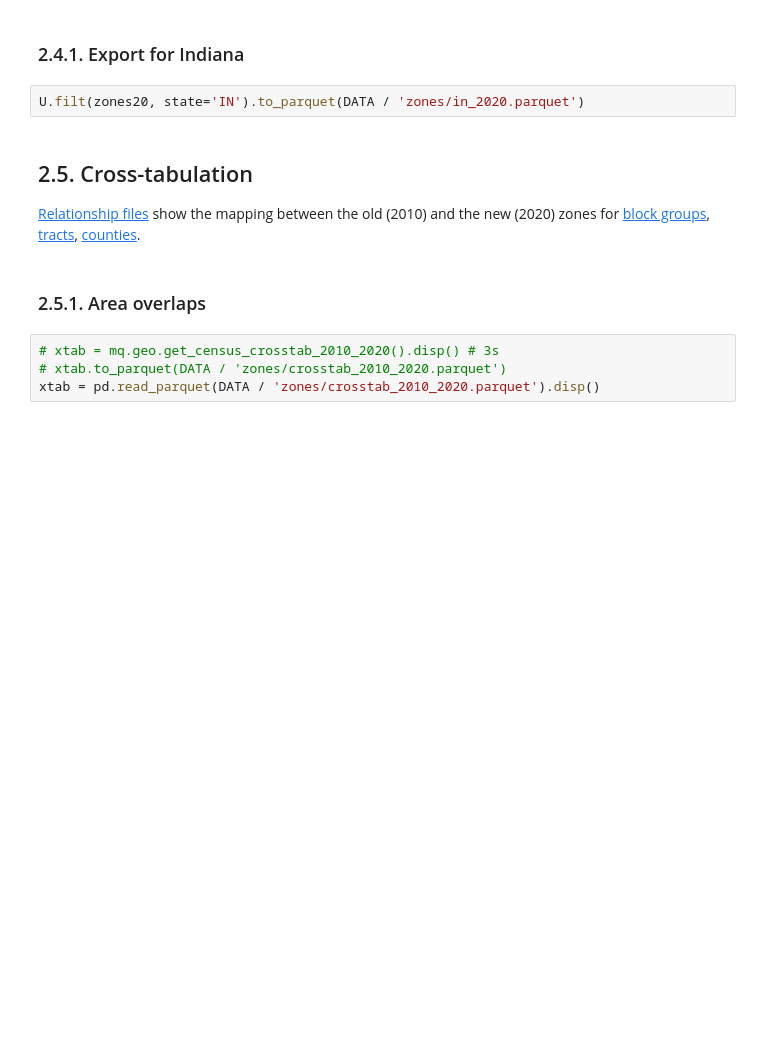
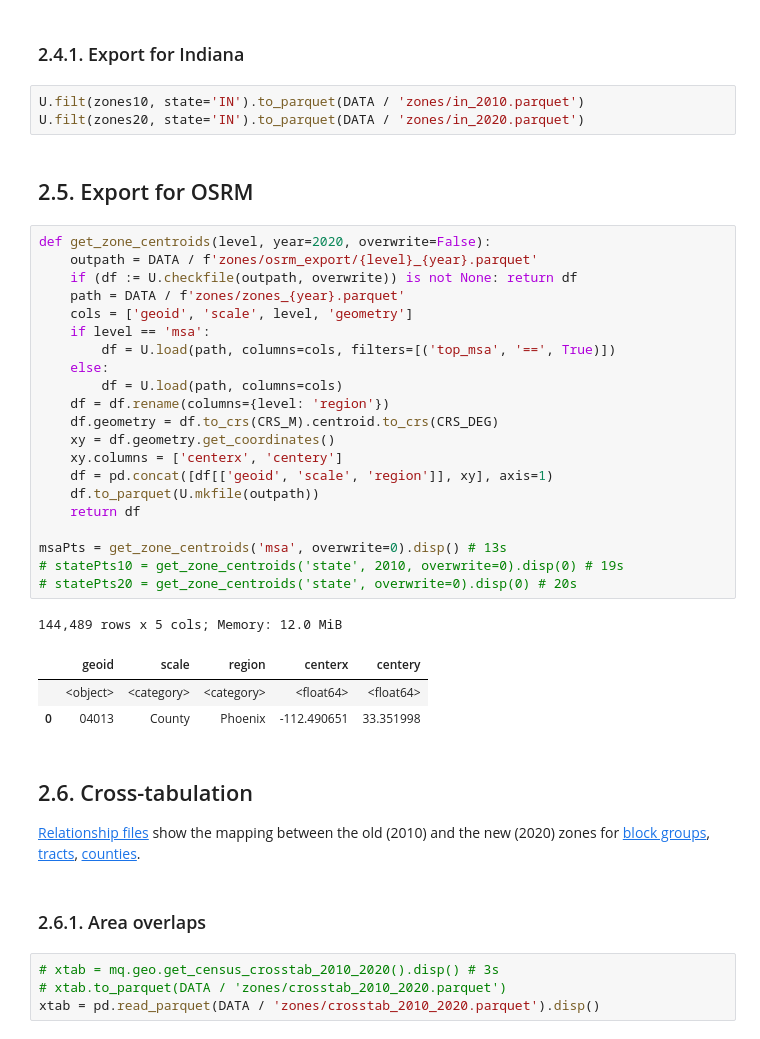
Before and after one commit to rvanxer/mobiquity, a Jupyter notebook: notebooks/general/Zones.ipynb, the cells around one changed output. Cells and saved outputs as stored; diff of their text form; blank space fills up the shorter version.

```diff
--- a/notebooks/general/Zones.ipynb
+++ b/notebooks/general/Zones.ipynb
@@ -134,12 +134,41 @@ zones20 = get_zones(2020).disp() # 1m4s
 # %% [markdown]
 ### 2.4.1. Export for Indiana
 # %%
+U.filt(zones10, state='IN').to_parquet(DATA / 'zones/in_2010.parquet')
 U.filt(zones20, state='IN').to_parquet(DATA / 'zones/in_2020.parquet')
+# %% [markdown]
+## 2.5. Export for OSRM
+# %%
+def get_zone_centroids(level, year=2020, overwrite=False):
+    outpath = DATA / f'zones/osrm_export/{level}_{year}.parquet'
+    if (df := U.checkfile(outpath, overwrite)) is not None: return df
+    path = DATA / f'zones/zones_{year}.parquet'
+    cols = ['geoid', 'scale', level, 'geometry']
+    if level == 'msa':
+        df = U.load(path, columns=cols, filters=[('top_msa', '==', True)])
+    else:
+        df = U.load(path, columns=cols)
+    df = df.rename(columns={level: 'region'})
+    df.geometry = df.to_crs(CRS_M).centroid.to_crs(CRS_DEG)
+    xy = df.geometry.get_coordinates()
+    xy.columns = ['centerx', 'centery']
+    df = pd.concat([df[['geoid', 'scale', 'region']], xy], axis=1)
+    df.to_parquet(U.mkfile(outpath))
+    return df
+
+msaPts = get_zone_centroids('msa', overwrite=0).disp() # 13s
+# statePts10 = get_zone_centroids('state', 2010, overwrite=0).disp(0) # 19s
+# statePts20 = get_zone_centroids('state', overwrite=0).disp(0) # 20s
+# %% [output]
+144,489 rows x 5 cols; Memory: 12.0 MiB
+|  | geoid | scale | region | centerx | centery |
+|  | <object> | <category> | <category> | <float64> | <float64> |
+| 0 | 04013 | County | Phoenix | -112.490651 | 33.351998 |
 # %% [markdown]
-## 2.5. Cross-tabulation
+## 2.6. Cross-tabulation
 [Relationship files](https://www.census.gov/geographies/reference-files/time-series/geo/relationship-files.2020.html) show the mapping between the old (2010) and the new (2020) zones for [block groups](https://www2.census.gov/geo/docs/maps-data/data/rel2020/blkgrp/tab20_blkgrp20_blkgrp10_natl.txt), [tracts](https://www2.census.gov/geo/docs/maps-data/data/rel2020/tract/tab20_tract20_tract10_natl.txt), [counties](https://www2.census.gov/geo/docs/maps-data/data/rel2020/cousub/tab20_cousub20_cousub10_natl.txt).
 # %% [markdown]
-### 2.5.1. Area overlaps
+### 2.6.1. Area overlaps
 # %%
 # xtab = mq.geo.get_census_crosstab_2010_2020().disp() # 3s
 # xtab.to_parquet(DATA / 'zones/crosstab_2010_2020.parquet')
```
Also changed, not shown: parts of 2 cells of this notebook, 3 other files.
